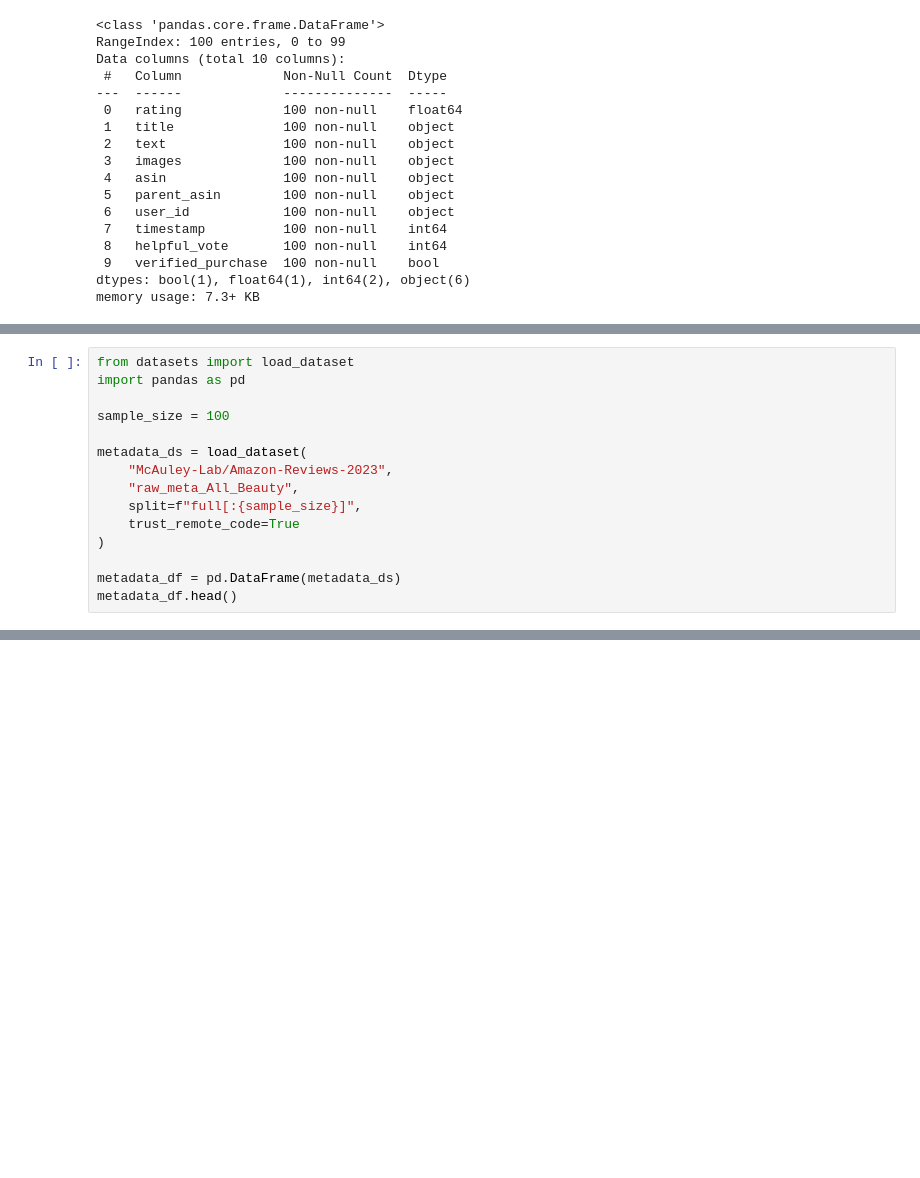
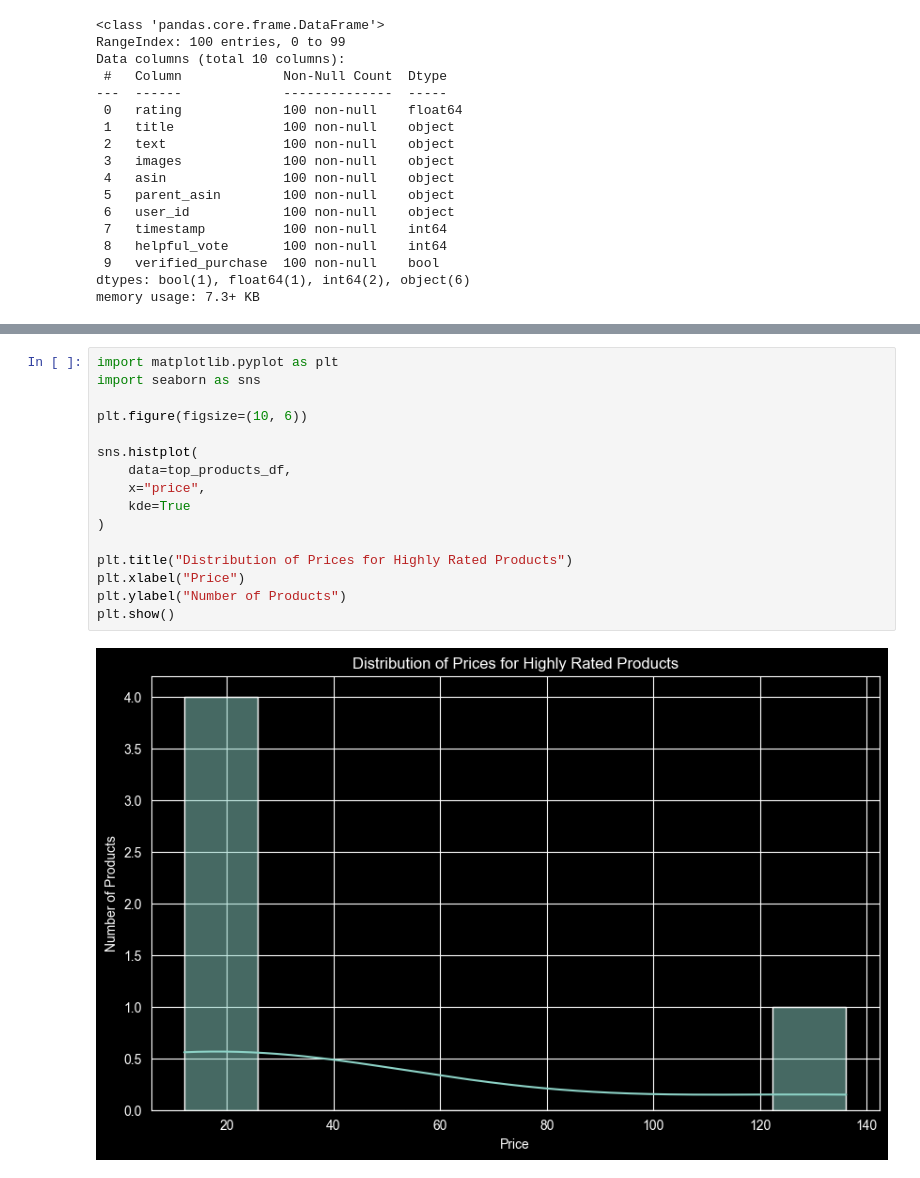
Before and after one commit to hewiyoatl/project1, a Jupyter notebook: project1.ipynb, the cells around one changed output, grey strips where cells are left out. Saved outputs shown, nothing was run; the diff lists cells and outputs as text; blank space fills up the shorter version.

```diff
--- a/project1.ipynb
+++ b/project1.ipynb
@@ -169,15 +104,0 @@ reviews_df.head()
-# %%
-from datasets import load_dataset
-import pandas as pd
-
-sample_size = 100
-
-metadata_ds = load_dataset(
-    "McAuley-Lab/Amazon-Reviews-2023",
-    "raw_meta_All_Beauty",
-    split=f"full[:{sample_size}]",
-    trust_remote_code=True
-)
-
-metadata_df = pd.DataFrame(metadata_ds)
-metadata_df.head()
@@ -241,0 +423,18 @@ print(get_product_info(test_asin, metadata_df))
+# %%
+import matplotlib.pyplot as plt
+import seaborn as sns
+
+plt.figure(figsize=(10, 6))
+
+sns.histplot(
+    data=top_products_df,
+    x="price",
+    kde=True
+)
+
+plt.title("Distribution of Prices for Highly Rated Products")
+plt.xlabel("Price")
+plt.ylabel("Number of Products")
+plt.show()
+# %% [output]
+[figure, added]
```
Also changed, not shown: parts of 28 cells of this notebook, 3 other files.
